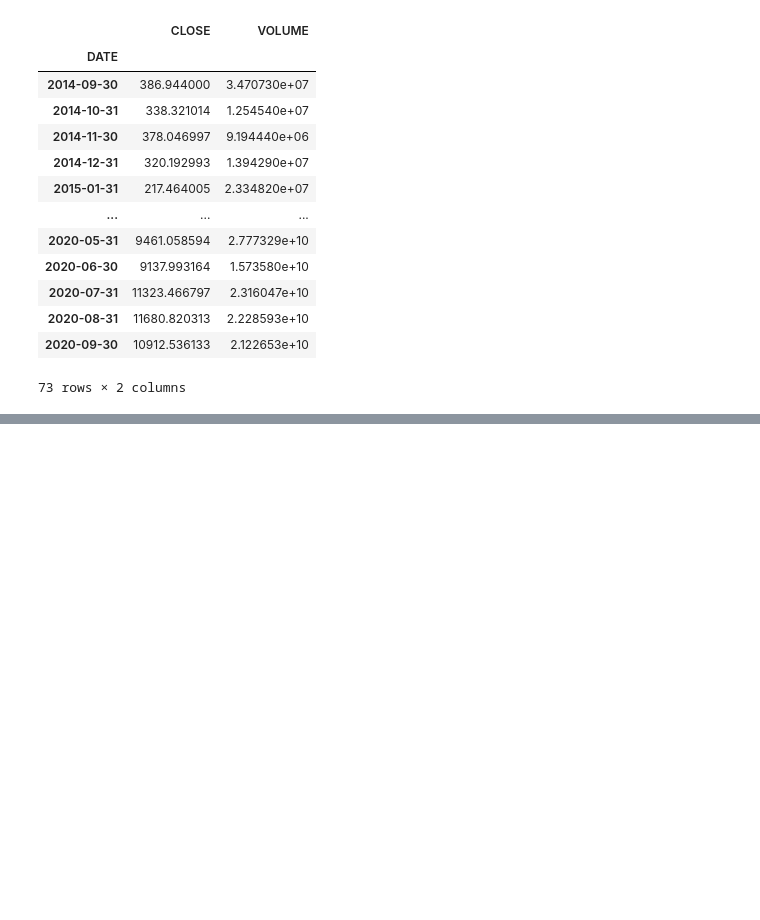
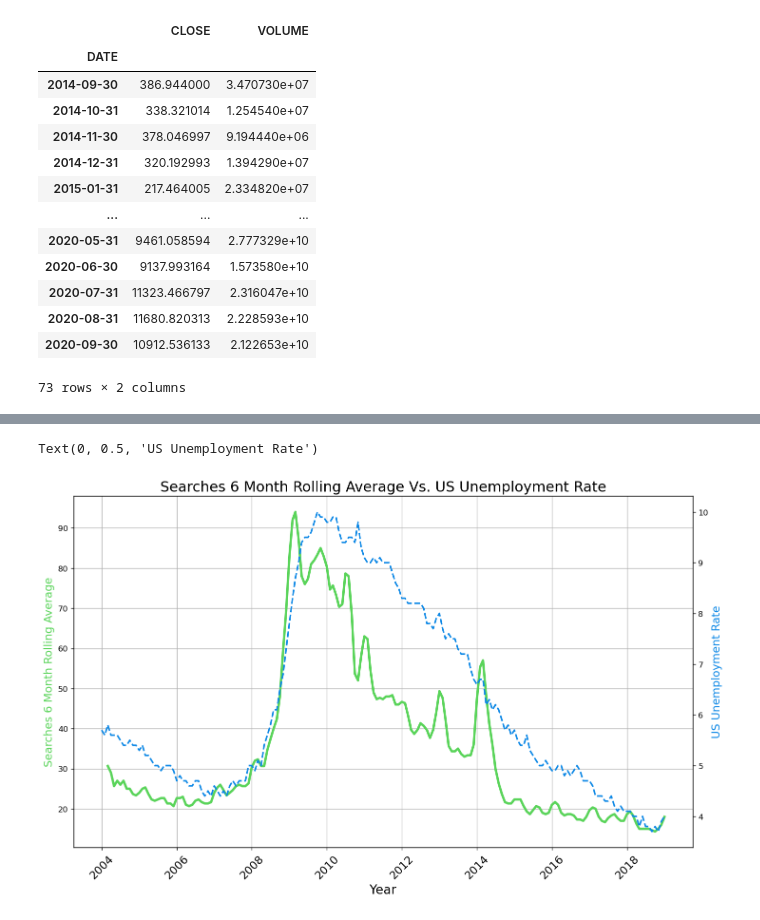
Before and after one commit to Am1tp/DataAnalysis-JupyterNotebook-GoogleTrendsDataAnalysis, a Jupyter notebook: GoogleTrendsData.ipynb, the cells around one changed output, grey strips where cells are left out. Cells and saved outputs as stored; diff of their text form; code cells hidden in the pictures; blank space fills up the shorter version.

```diff
--- a/GoogleTrendsData.ipynb
+++ b/GoogleTrendsData.ipynb
@@ -351,0 +438,19 @@ btc_price_monthly
+# %%
+smoothed_ue_searches = ue_200419['UE_BENEFITS_WEB_SEARCH'].rolling(window=3).mean()
+# %%
+plt.figure(figsize=(14,8), dpi=120)
+plt.grid()
+plt.title('Searches 6 Month Rolling Average Vs. US Unemployment Rate', fontsize=18)
+plt.xticks(fontsize=14, rotation =45)
+ax1 = plt.gca()
+ax2 = ax1.twinx()
+
+ax1.plot(ue_200419['MONTH'], smoothed_ue_searches, label='Searches 6 Month Rolling Average', color='#5ad45a', lw=3)
+ax2.plot(ue_200419['MONTH'], ue_200419['UNRATE'], label='US Unemployment Rate', color='#0d88e6', lw=2, ls='dashed')
+
+ax1.set_xlabel('Year', fontsize=16)
+ax1.set_ylabel('Searches 6 Month Rolling Average', color='#5ad45a', fontsize=14)
+ax2.set_ylabel('US Unemployment Rate', color='#0d88e6', fontsize=14)
+# %% [output]
+Text(0, 0.5, 'US Unemployment Rate')
+[figure, added]
```
Also changed, not shown: parts of 18 cells of this notebook.
